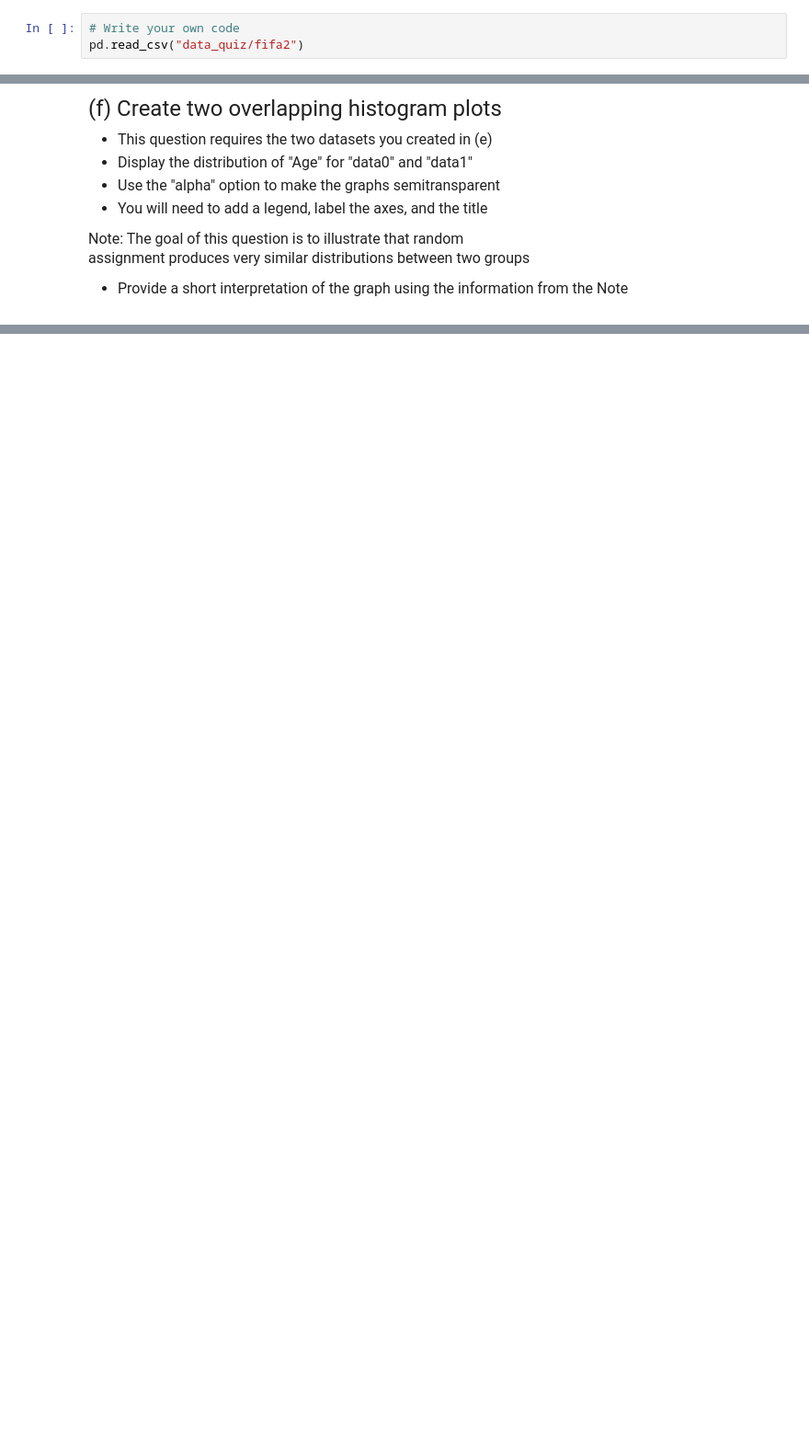
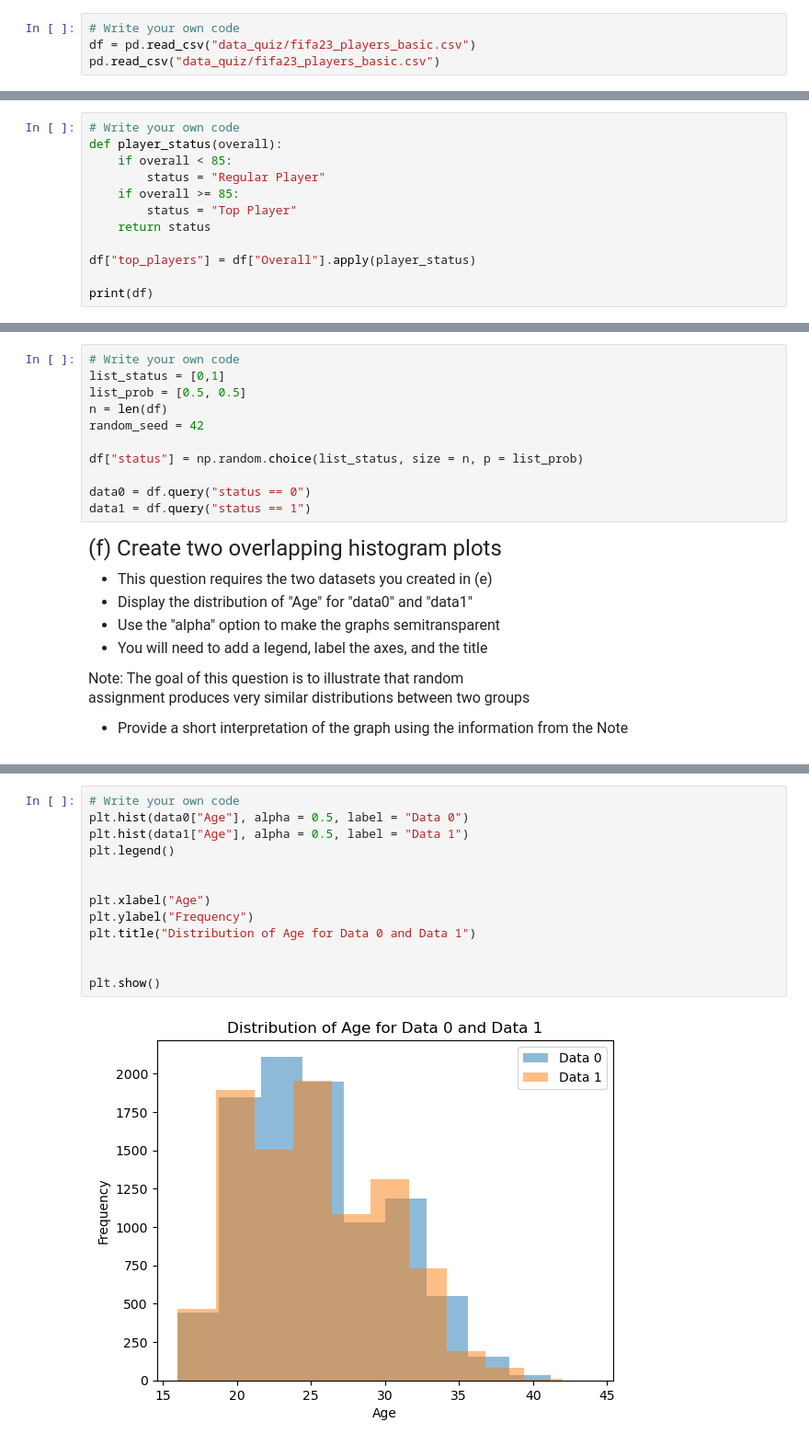
Before and after one commit to AidanLi25/qtm151_fall_2023, a Jupyter notebook: quizzes/quiz2/quiz2.ipynb, the cells around one changed output, grey strips where cells are left out. Shown at 92% size. Saved outputs shown, nothing was run; the diff lists cells and outputs as text; blank space fills up the shorter version.

```diff
--- a/quizzes/quiz2/quiz2.ipynb
+++ b/quizzes/quiz2/quiz2.ipynb
@@ -50,4 +50,5 @@ Import the dataset "data_quiz/fifa23_players_basic.csv"
 - Try to view the dataset before starting
 # %%
 # Write your own code
-pd.read_csv("data_quiz/fifa2")
+df = pd.read_csv("data_quiz/fifa23_players_basic.csv")
+pd.read_csv("data_quiz/fifa23_players_basic.csv")
@@ -75,0 +89,12 @@ HINT: Use the ".apply()" function
+# %%
+# Write your own code
+def player_status(overall):
+    if overall < 85:
+        status = "Regular Player"
+    if overall >= 85:
+        status = "Top Player"
+    return status
+
+df["top_players"] = df["Overall"].apply(player_status)
+
+print(df)
@@ -156,3 +252,14 @@ store it in a new dataset called "data1"
+# %%
+# Write your own code
+list_status = [0,1]
+list_prob = [0.5, 0.5]
+n = len(df)
+random_seed = 42
+
+df["status"] = np.random.choice(list_status, size = n, p = list_prob)
+
+data0 = df.query("status == 0")
+data1 = df.query("status == 1")
 # %% [markdown]
 <font size = "5">
 
@@ -173,0 +279,15 @@ assignment produces very similar distributions between two groups
+# %%
+# Write your own code
+plt.hist(data0["Age"], alpha = 0.5, label = "Data 0")
+plt.hist(data1["Age"], alpha = 0.5, label = "Data 1")
+plt.legend()
+
+
+plt.xlabel("Age")
+plt.ylabel("Frequency")
+plt.title("Distribution of Age for Data 0 and Data 1")
+
+
+plt.show()
+# %% [output]
+[figure, added]
```
Also changed, not shown: parts of 11 cells of this notebook.
